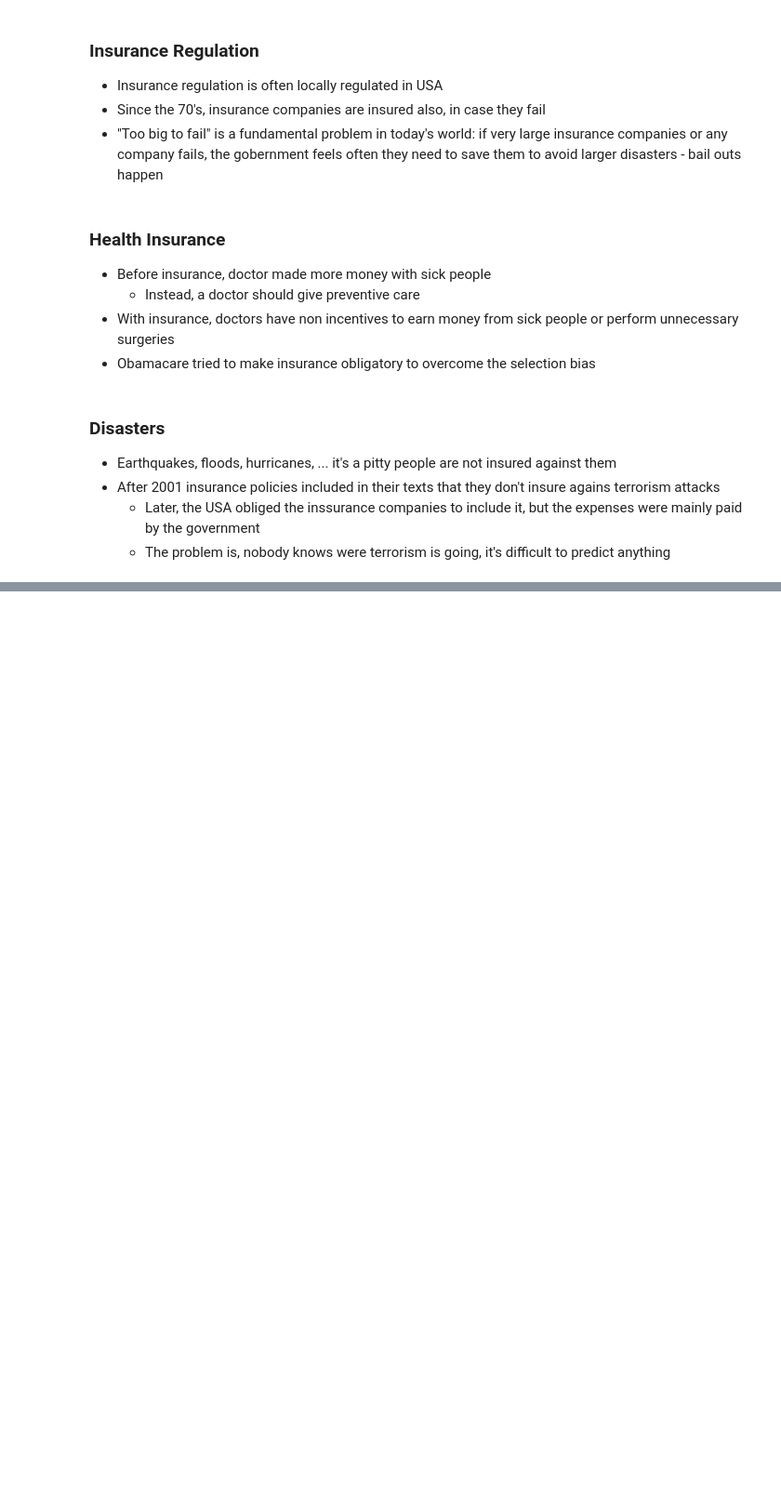
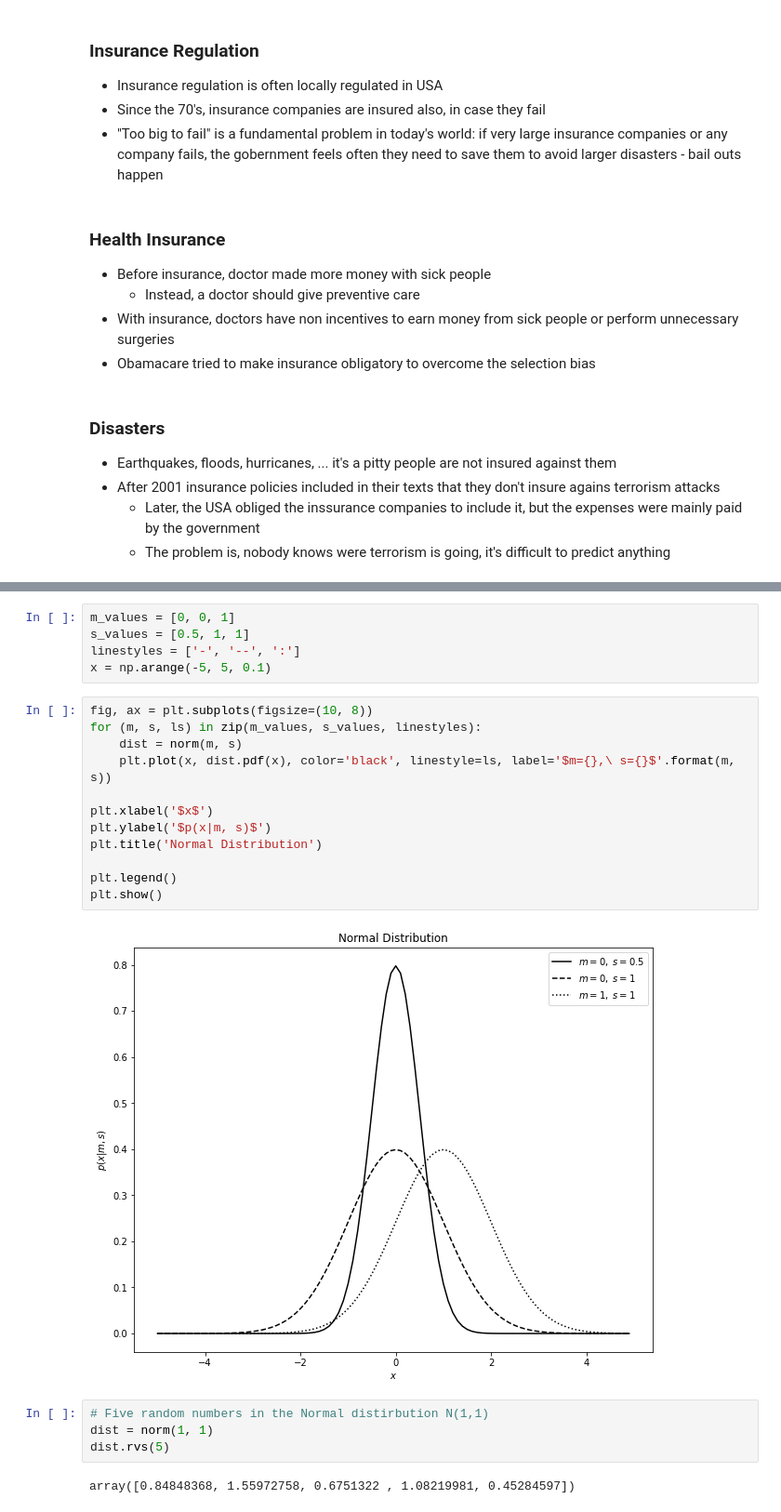
Before and after one commit to mxagar/finance_accounting_courses, a Jupyter notebook: financial_markets/01_Week_1.ipynb, the cells around one changed output, grey strips where cells are left out. Shown at 93% size. Saved outputs shown, nothing was run; the diff lists cells and outputs as text; blank space fills up the shorter version.

```diff
--- a/financial_markets/01_Week_1.ipynb
+++ b/financial_markets/01_Week_1.ipynb
@@ -227,0 +284,25 @@ plt.legend()
+# %%
+m_values = [0, 0, 1]
+s_values = [0.5, 1, 1]
+linestyles = ['-', '--', ':']
+x = np.arange(-5, 5, 0.1)
+# %%
+fig, ax = plt.subplots(figsize=(10, 8))
+for (m, s, ls) in zip(m_values, s_values, linestyles):
+    dist = norm(m, s)
+    plt.plot(x, dist.pdf(x), color='black', linestyle=ls, label='$m={},\ s={}$'.format(m, s))
+
+plt.xlabel('$x$')
+plt.ylabel('$p(x|m, s)$')
+plt.title('Normal Distribution')
+
+plt.legend()
+plt.show()
+# %% [output]
+[figure, added]
+# %%
+# Five random numbers in the Normal distirbution N(1,1)
+dist = norm(1, 1)
+dist.rvs(5)
+# %% [output]
+array([0.84848368, 1.55972758, 0.6751322 , 1.08219981, 0.45284597])
```
Also changed, not shown: parts of 15 cells of this notebook.
